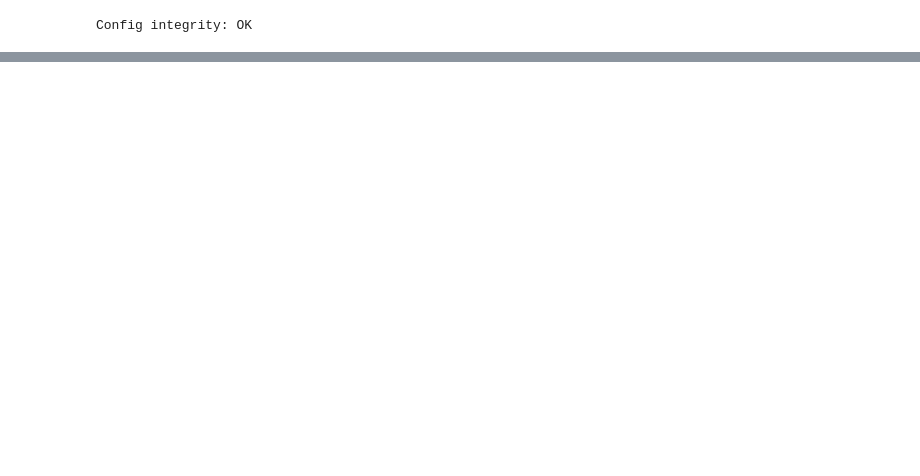
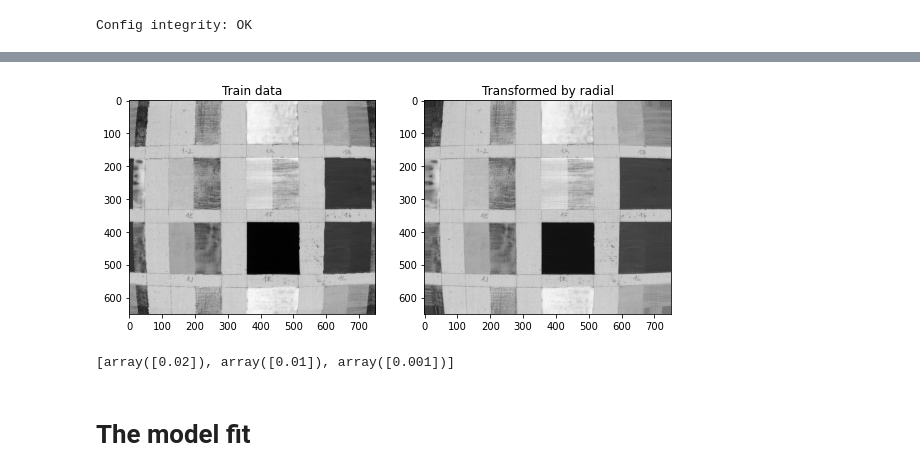
Before and after one commit to gimlidc/igre, a Jupyter notebook: notebooks/06_ip4ai_2021.ipynb, the cells around one changed output, grey strips where cells are left out. Saved outputs shown, nothing was run; the diff lists cells and outputs as text; code cells hidden in the pictures; blank space fills up the shorter version.

```diff
--- a/notebooks/06_ip4ai_2021.ipynb
+++ b/notebooks/06_ip4ai_2021.ipynb
@@ -129,8 +100,8 @@ inputs = img2coords(reg_layer_data.shape)
 # %%
 input_layer = tf.keras.layers.Input(shape=(indexes.shape[1],),
-                                        dtype=tf.float32, name='InputLayer')
+                                        dtype=tf.float64, name='InputLayer')
 # %%
-radial_distortion_layer = RDCompleteLayer(name='RDistortionLayer')(input_layer)
+radial_distortion_layer = RDCompleteLayer(0,0, 750, 650, name='RDistortionLayer')(input_layer)
 # %% [output]
 WARNING:tensorflow:From /Users/gimli/.pyenv/versions/3.7.6/lib/python3.7/site-packages/tensorflow_core/python/ops/resource_variable_ops.py:1630: calling BaseResourceVariable.__init__ (from tensorflow. ...
 Instructions for updating:
@@ -138,3 +111,3 @@ If using Keras pass *_constraint arguments to layers.
 # %%
-layer = Idx2PixelLayer(visible=reg_layer_data, name='Idx2PixelLayer')(radial_distortion_layer)
+layer = Idx2PixelLayer(visible=np.array(nir[150:800,150:900]).reshape(650,750,1), name='Idx2PixelLayer')(radial_distortion_layer)
 # %% [output]
@@ -147,0 +119,20 @@ model = tf.keras.models.Model(inputs=input_layer, outputs=output_layer)
+# %%
+model = tf.keras.models.Model(inputs=input_layer, outputs=output_layer)
+m2 = tf.keras.models.Model(inputs=input_layer, outputs=radial_distortion_layer)
+mcp_save = tf.keras.callbacks.ModelCheckpoint(
+            filepath='best_model.tmp.h5',
+            save_weights_only=True,
+            monitor='val_acc',
+            mode='min',
+            save_best_only=True)
+
+model.layers[1].set_weights([np.array([k[0]]), np.array([k[1]]), np.array([k[2]])])
+
+m2.compile(loss='mean_squared_error',
+  optimizer='Adam',
+  metrics=['mean_squared_error']
+  )
+model.compile(loss='mean_squared_error',
+  optimizer='Adam',
+  metrics=['mean_squared_error']
+  )
@@ -147,0 +142,11 @@ model = tf.keras.models.Model(inputs=input_layer, outputs=output_layer)
+# %%
+plt.figure(figsize=(15,5))
+ax = plt.subplot(1,3,1)
+ax.imshow(outs.reshape(650,750), cmap="gray")
+ax.set_title("Train data")
+ax = plt.subplot(1,3,2)
+ax.imshow(nir_t, cmap="gray")
+ax.set_title("Transformed by radial")
+plt.show()
+# %% [output]
+[figure, added]
@@ -147,0 +164,5 @@ model = tf.keras.models.Model(inputs=input_layer, outputs=output_layer)
+# %%
+# Look into layer parameters
+model.layers[1].get_weights()
+# %% [output]
+[array([0.02]), array([0.01]), array([0.001])]
@@ -147,0 +191,2 @@ model = tf.keras.models.Model(inputs=input_layer, outputs=output_layer)
+# %% [markdown]
+# The model fit
```
Also changed, not shown: parts of 47 cells of this notebook, 4 other files.
